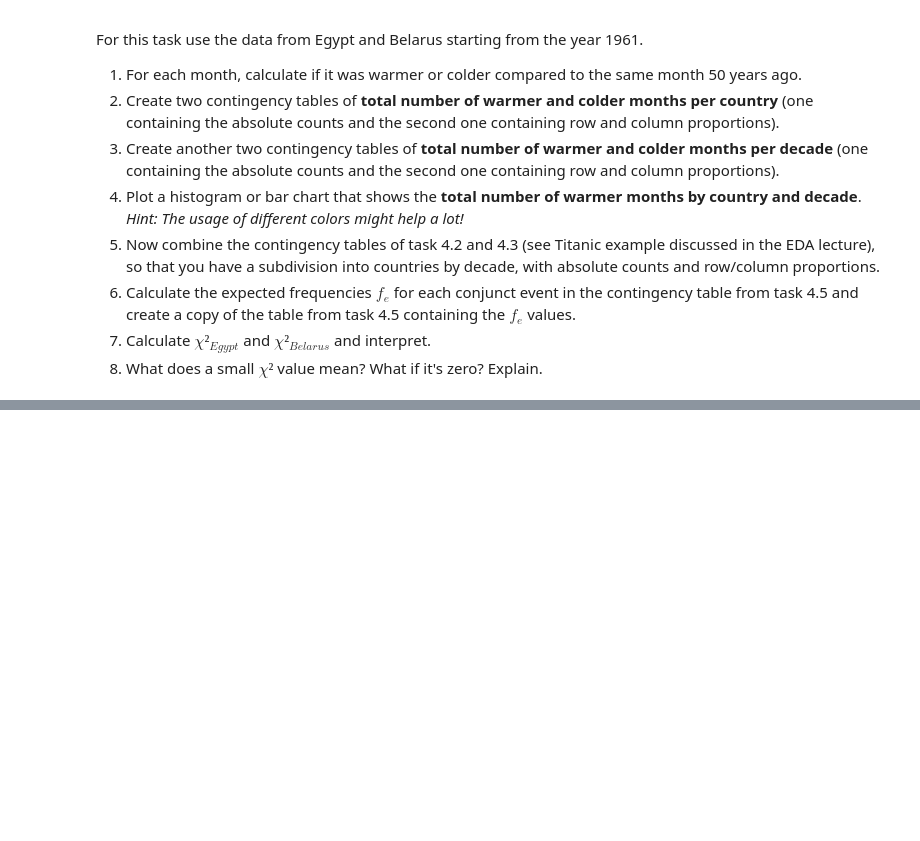
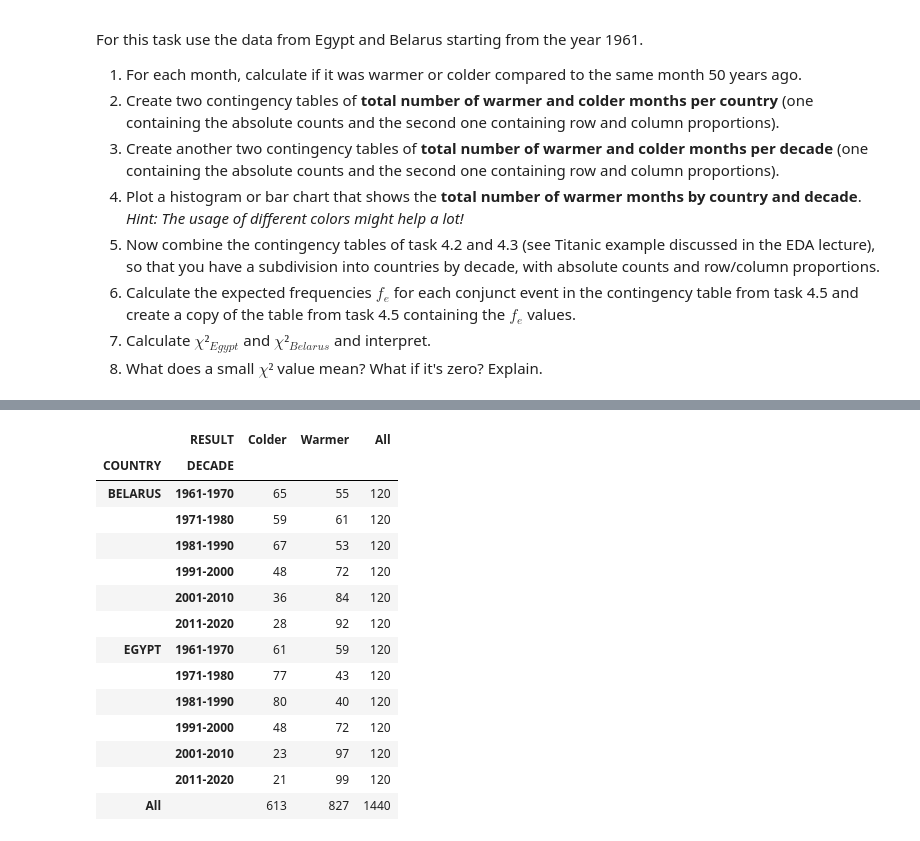
Before and after one commit to aronzek/UHH_research_methods, a Jupyter notebook: RM_A02_Group_E.ipynb, the cells around one changed output, grey strips where cells are left out. Cells and saved outputs as stored; diff of their text form; code cells hidden in the pictures; blank space fills up the shorter version.

```diff
--- a/RM_A02_Group_E.ipynb
+++ b/RM_A02_Group_E.ipynb
@@ -361,0 +288,32 @@ df1
+# %%
+import calendar
+m=calendar.month_name[1:]
+year = []
+months = m*60
+result = []
+country = ["BELARUS" for i in range(0,720)]
+for i in range(60,120):
+    for j in df_belarus.columns[2:]:
+        #print(i,j)
+        year.append(1901+i)
+        if(df_belarus.loc[i,j] > df_belarus.loc[i-50,j]):
+            result.append("Warmer")
+        else:
+            result.append("Colder")
+data = {"COUNTRY":country,"YEAR":year,"MONTH":months,"RESULT":result}
+df_belarus_warmer = pd.DataFrame(data)
+# %%
+final_data = pd.concat([df_egypt_warmer,df_belarus_warmer])
+# %%
+decades1 = ["1961-1970" for i in range(0,120)]
+decades2 = ["1971-1980" for i in range(0,120)]
+decades3 = ["1981-1990" for i in range(0,120)]
+decades4 = ["1991-2000" for i in range(0,120)]
+decades5 = ["2001-2010" for i in range(0,120)]
+decades6 = ["2011-2020" for i in range(0,120)]
+
+decades = decades1 + decades2 + decades3 + decades4 + decades5 + decades6
+
+final_decades = (decades + decades)
+# %%
+final_data.insert(2,"DECADE",final_decades)
@@ -361,0 +344,20 @@ df1
+# %%
+#4.5
+cross_data = pd.crosstab([final_data.COUNTRY,final_data.DECADE],final_data.RESULT,margins=True)
+cross_data
+# %% [output]
+|  | RESULT | Colder | Warmer | All |
+| COUNTRY | DECADE |  |  |  |
+| BELARUS | 1961-1970 | 65 | 55 | 120 |
+|  | 1971-1980 | 59 | 61 | 120 |
+|  | 1981-1990 | 67 | 53 | 120 |
+|  | 1991-2000 | 48 | 72 | 120 |
+|  | 2001-2010 | 36 | 84 | 120 |
+|  | 2011-2020 | 28 | 92 | 120 |
+| EGYPT | 1961-1970 | 61 | 59 | 120 |
+|  | 1971-1980 | 77 | 43 | 120 |
+|  | 1981-1990 | 80 | 40 | 120 |
+|  | 1991-2000 | 48 | 72 | 120 |
+|  | 2001-2010 | 23 | 97 | 120 |
+|  | 2011-2020 | 21 | 99 | 120 |
+| All |  | 613 | 827 | 1440 |
```
Also changed, not shown: parts of 19 cells of this notebook, 1 other file.
